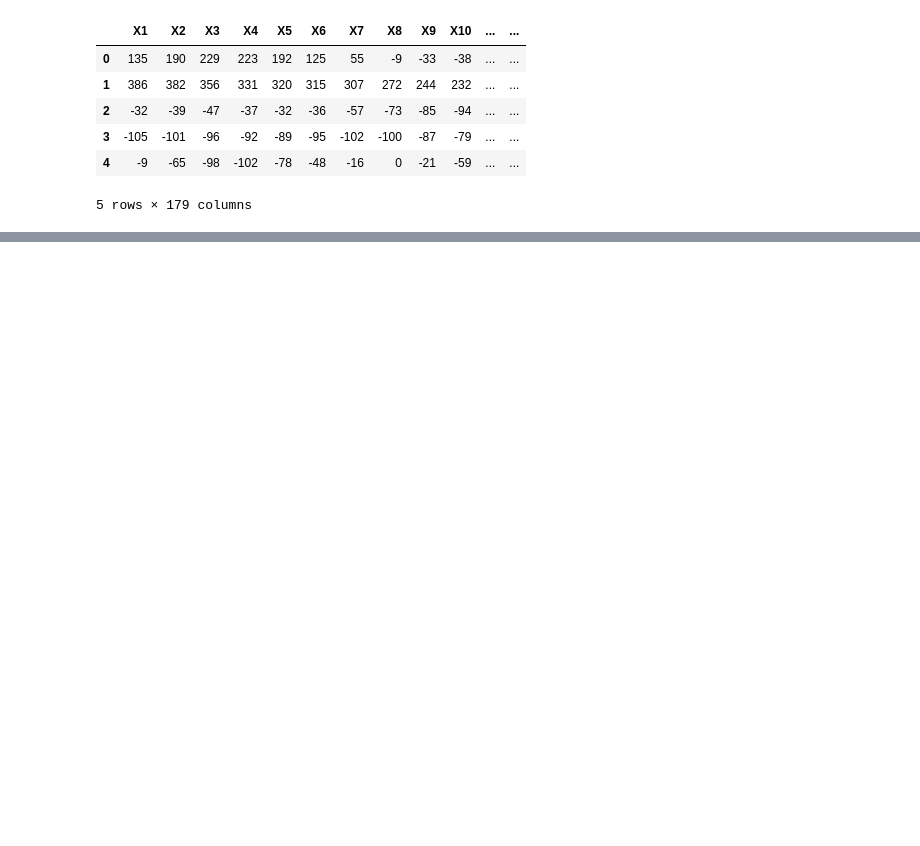
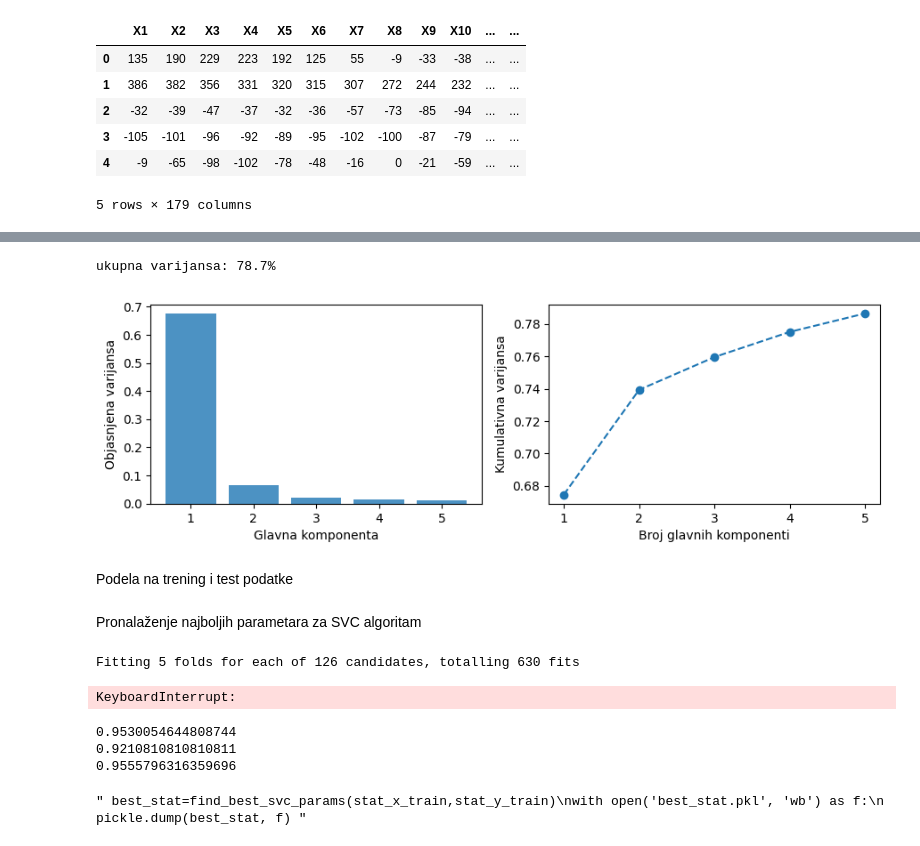
Before and after one commit to mijatkrivokapic/Epileptic-Seizure-Recognition, a Jupyter notebook: main.ipynb, the cells around one changed output, grey strips where cells are left out. Cells and saved outputs as stored; diff of their text form; code cells hidden in the pictures; blank space fills up the shorter version.

```diff
--- a/main.ipynb
+++ b/main.ipynb
@@ -52,0 +184,9 @@ stat_features.head()
+# %%
+scaler = StandardScaler(with_mean=True, with_std=True)
+x_scaled = scaler.fit_transform(abs(f_transform.drop(columns=['y'])))
+f_transform_scaled = pd.DataFrame(x_scaled, columns=f_transform.drop(columns=['y']).columns)
+f_transform_scaled['y']=f_transform['y'].values
+
+#plot_correlation_for_col(abs(f_transform.drop(columns=[str(i) for i in range(20,91)])), col_name='y')
+#plot_correlation_for_col(df_scaled, col_name='y')
+f_transform_scaled.head()
@@ -52,0 +201,16 @@ stat_features.head()
+# %%
+#da li za pca treba da se deli na train i test nakon pravljenja
+
+# pravimo PCA model
+f_transform_pca = PCA(n_components=5, random_state=42)
+# primenjujemo PCA na originalne atribute
+f_transform_components = f_transform_pca.fit_transform(f_transform_scaled.drop(columns=['y']))
+# procenat informacija koji smo sačuvali iz originalnih podataka
+print(f'ukupna varijansa: {sum(f_transform_pca.explained_variance_ratio_) * 100:.1f}%')
+
+plot_explained_variance(f_transform_pca)
+# %% [output]
+ukupna varijansa: 78.7%
+[figure, added]
+# %% [markdown]
+Podela na trening i test podatke
@@ -52,0 +223,28 @@ stat_features.head()
+# %% [markdown]
+Pronalaženje najboljih parametara za SVC algoritam
+# %%
+ft_gs_result=find_best_svc_params(ft_x_train,ft_y_train,'ft_gs_result.pkl',False)
+# %% [output]
+Fitting 5 folds for each of 126 candidates, totalling 630 fits
+KeyboardInterrupt:
+# %%
+"""
+svc=SVC()
+svc.fit(stat_x_train,stat_y_train)
+y_pred=svc.predict(stat_x_test)
+print(f1_score(stat_y_test,y_pred))
+
+svc=SVC()
+svc.fit(ar_x_train,ar_y_train)
+y_pred=svc.predict(ar_x_test)
+print(f1_score(ar_y_test,y_pred))
+
+svc=SVC()
+svc.fit(ft_x_train,ft_y_train)
+y_pred=svc.predict(ft_x_test)
+print(f1_score(ft_y_test,y_pred)) """
+# %% [output]
+0.9530054644808744
+0.9210810810810811
+0.9555796316359696
+" best_stat=find_best_svc_params(stat_x_train,stat_y_train)\nwith open('best_stat.pkl', 'wb') as f:\n    pickle.dump(best_stat, f) "
```
Also changed, not shown: parts of 34 cells of this notebook, 11 other files.
